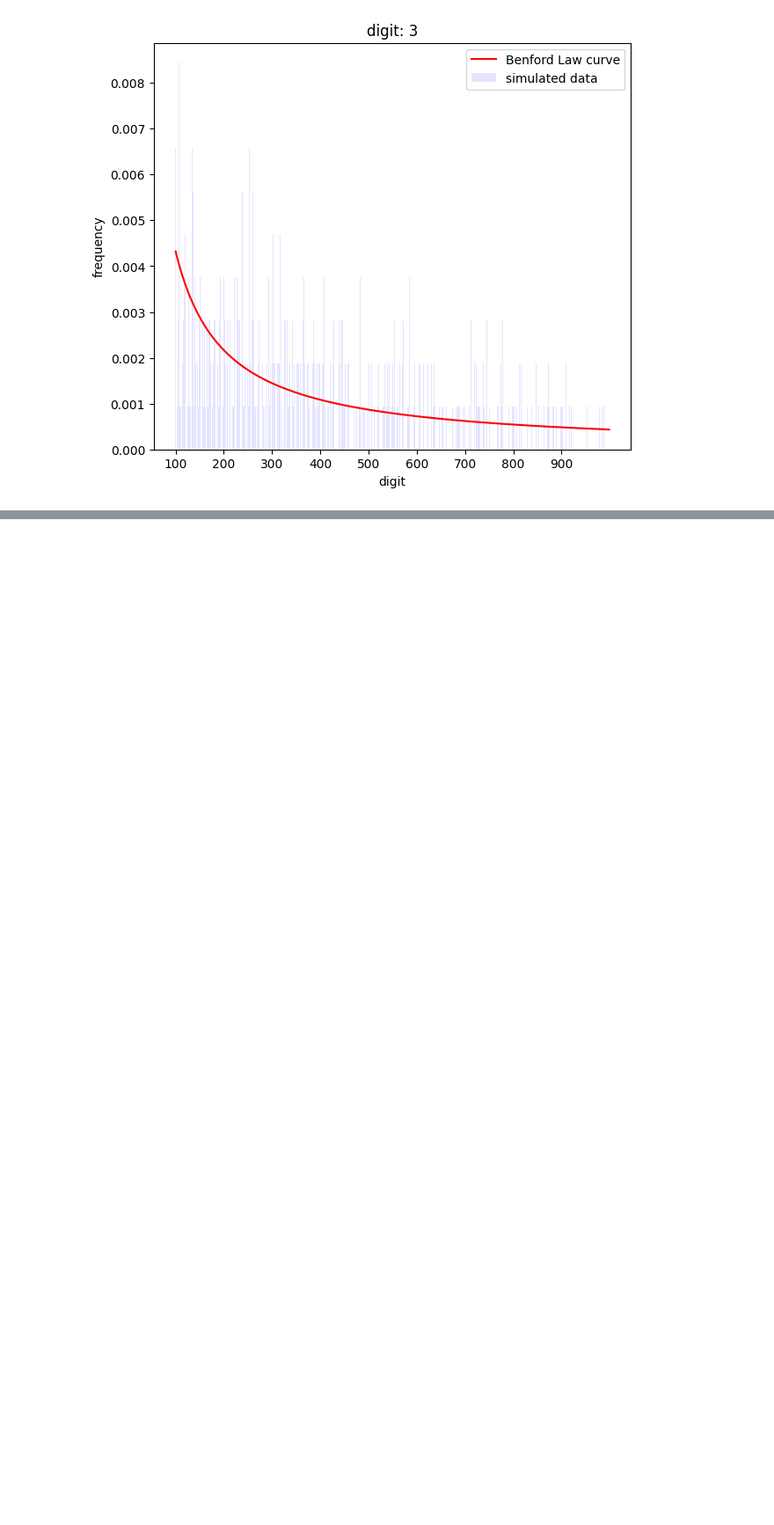
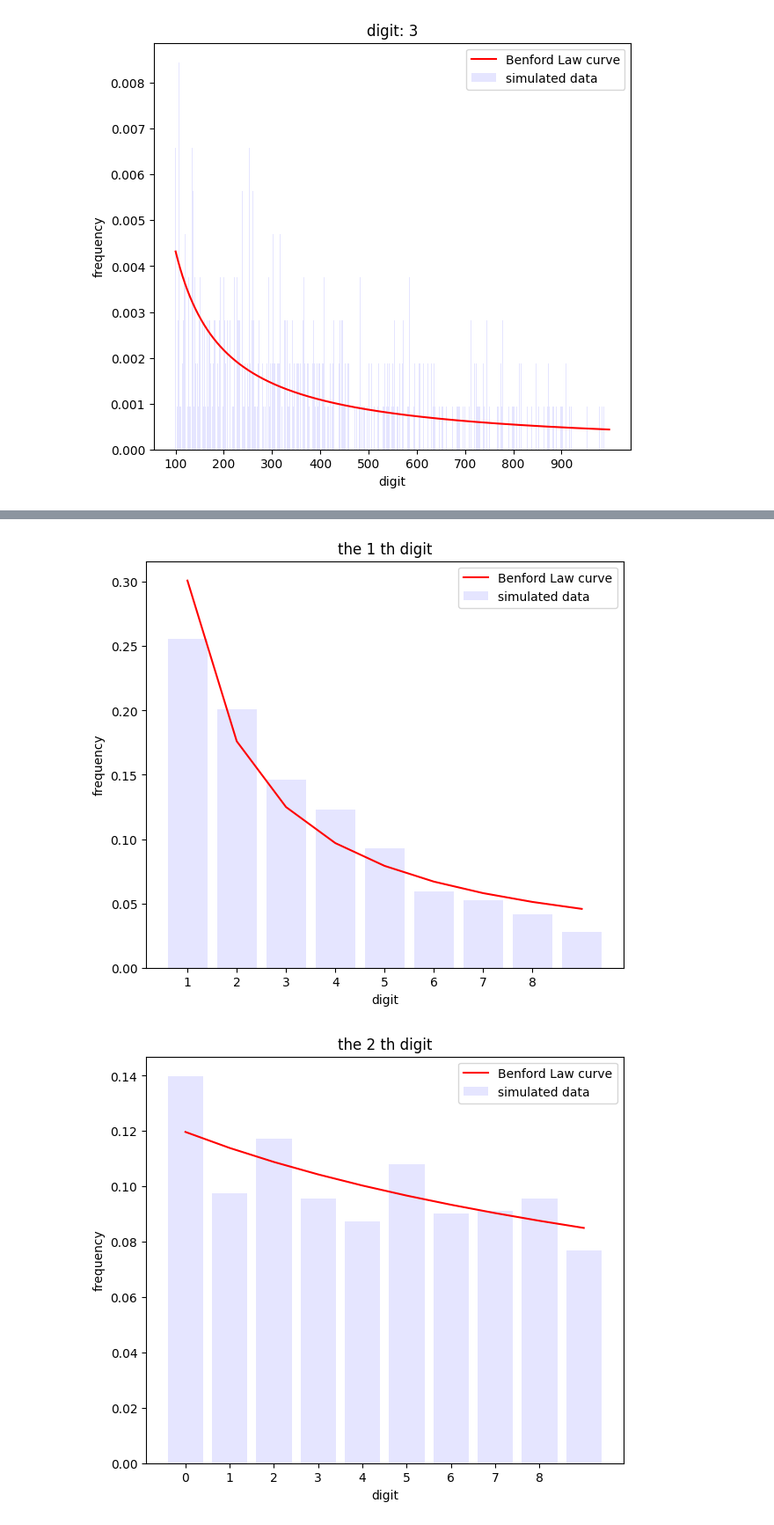
Before and after one commit to yingzibu/Data_Fraud, a Jupyter notebook: Benford/test_benfords_law.ipynb, the cells around one changed output, grey strips where cells are left out. Shown at 88% size. Cells and saved outputs as stored; diff of their text form; code cells hidden in the pictures; blank space fills up the shorter version.

```diff
--- a/Benford/test_benfords_law.ipynb
+++ b/Benford/test_benfords_law.ipynb
@@ -122,6 +122,11 @@ def first_n_digits(num, n):
     try: return int(num_str[:n])
     except: print(num)
 
+
+def the_nth_digit(num, n):
+    n_here = first_n_digits(num, n)
+    return int(str(n_here)[-1])
+
 a = 0.000002412830
-first_n_digits(a, 3)
+first_n_digits(a, 3), the_nth_digit(a, 3)
 # %% [output]
@@ -189,3 +193,14 @@ for digit_num in range(1,4):
 [figure]
 [figure]
 [figure]
+# %%
+single_df = pd.DataFrame()
+single_df['concentration'] = df['concentration'][df['concentration']>0]
+for digit_num in range(1, 4):
+
+    digit_list = []
+    for i in single_df['concentration']:
+        digit_list.append(the_nth_digit(i, digit_num))
+    single_df[f'digit_{digit_num}'] = digit_list
+single_df = single_df.reset_index(drop=True)
+single_df
@@ -191,0 +221,55 @@ for digit_num in range(1,4):
+# %%
+for digit_num in range(1,4):
+    data_here = single_df[f'digit_{digit_num}']
+    a = data_here.value_counts(ascending=False)
+    total_num = len(single_df)
+    cats = []
+    freq = []
+    for i,j in a.items():
+        # print(i,j/total_num)
+        cats.append(i); freq.append(j/total_num)
+    max_digit = data_here.max()
+    min_digit = data_here.min()
+
+    plt.bar(cats, freq, color='blue', alpha=0.1, label='simulated data')
+    x = np.arange(min_digit, max_digit+1)
+    if digit_num == 1:
+        y = [math.log10(1+1/i) for i in x]
+    elif digit_num == 2:
+        y = []
+        for i in x:
+            y_here = 0
+            for d1 in range(1,10):
+                y_temp = math.log10(1 + 1/ (d1*10 + i))
+                y_here += y_temp
+            y.append(y_here)
+
+    elif digit_num == 3:
+        y = []
+        for i in x:
+            y_here = 0
+            for d1 in range(1,10):
+                for d2 in range(0,10):
+                    y_temp = math.log10(1 + 1/ (d1*100 + d2*10 + i))
+                    y_here += y_temp
+            y.append(y_here)
+    plt.plot(x, y, color='red', label='Benford Law curve')
+
+
+    # x = np.arange(min_digit, max_digit+1, 1)
+    # y = [math.log10(1+1/i) for i in x]
+    # plt.plot(x, y, '*', color='red')
+
+    plt.xlabel('digit'); plt.ylabel('frequency')
+    plt.title(f'the {digit_num} th digit')
+
+    # number_of_steps = 10**(digit_num-1)
+    l = np.arange(min_digit, max_digit, 1)
+    plt.xticks(l)
+
+    # plt.(xticks=l, xtickla?bels=l)
+    # plt.xticks(cats)
+    plt.legend(); plt.show(); plt.close()
+# %% [output]
+[figure, added]
+[figure, added]
```
Also changed, not shown: parts of 5 cells of this notebook.
